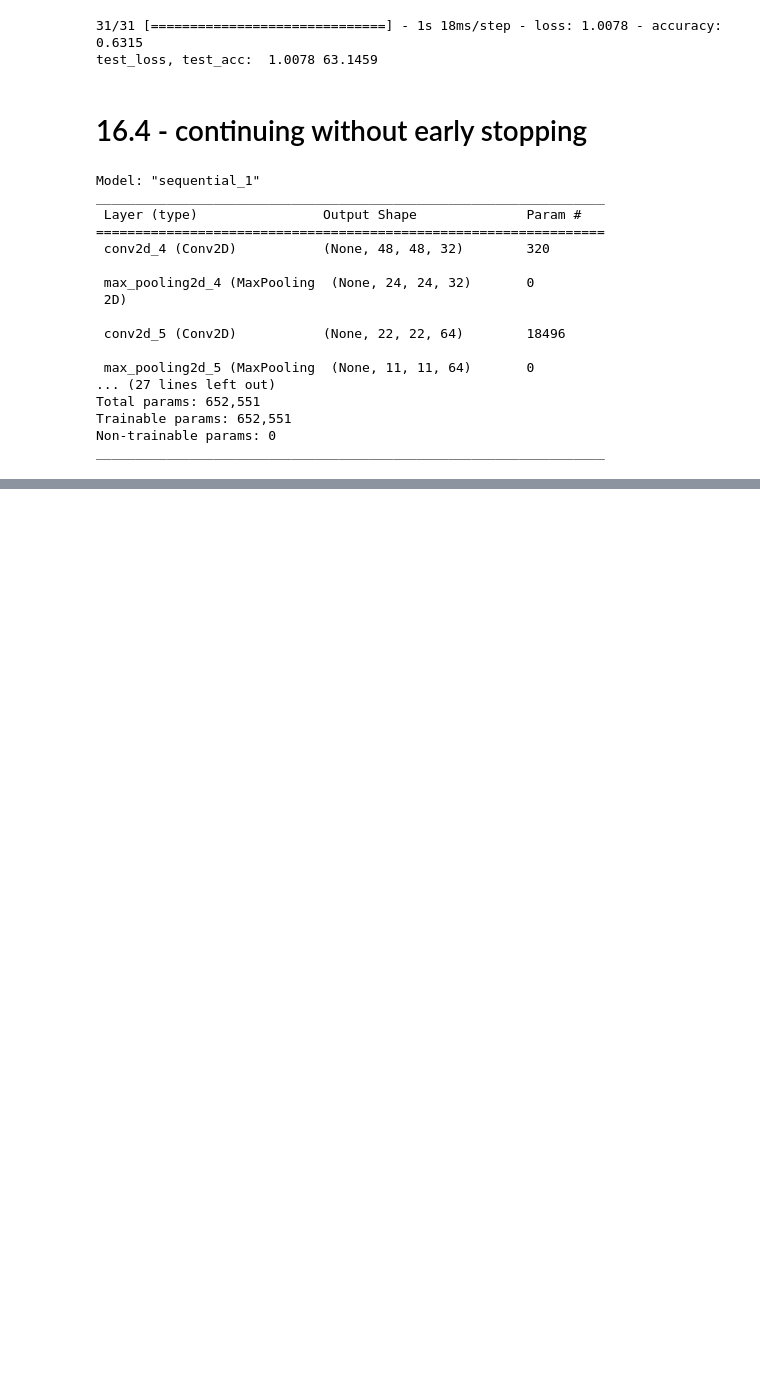
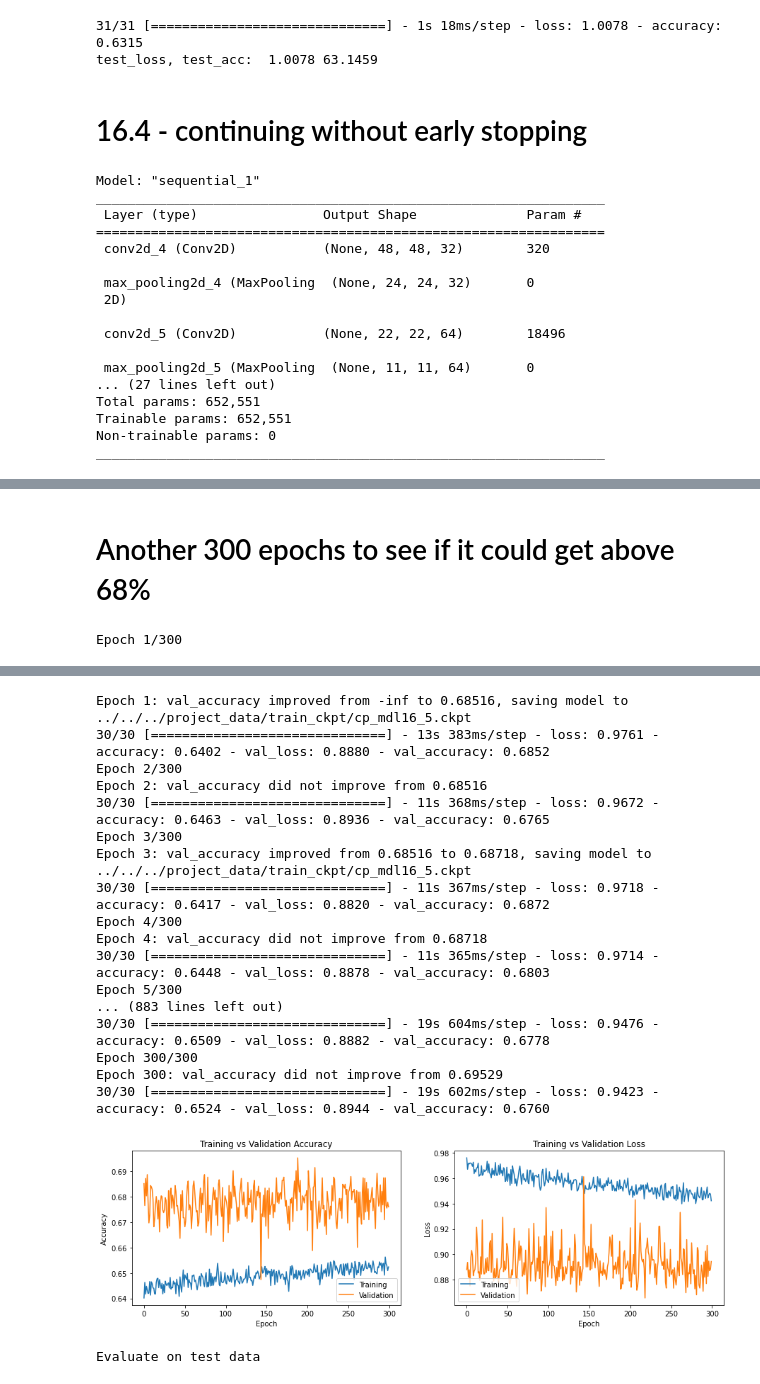
Before and after one commit to chikakoto/facial-expression-recognition, a Jupyter notebook: notebooks/ivan/7.7_TensorFlow_training_of_the_best_model.ipynb, the cells around one changed output, grey strips where cells are left out. Drawn from its saved outputs; the diff is of its cells as text; code cells hidden in the pictures; blank space fills up the shorter version.

Commit message:
added best trained model (mdl16_4) code 67.6% test accuracy

```diff
--- a/notebooks/ivan/7.7_TensorFlow_training_of_the_best_model.ipynb
+++ b/notebooks/ivan/7.7_TensorFlow_training_of_the_best_model.ipynb
@@ -492,0 +500,2 @@ Epoch 165/1000
+# %% [markdown]
+# Another 300 epochs to see if it could get above 68%
@@ -492,0 +534,21 @@ Epoch 165/1000
+# %%
+# load the model and run a summary
+mdl16_5 = tf.keras.models.load_model('../../../project_data/mdl16_4.h5')
+
+history_mdl16_5 = mdl16_5.fit(
+      train_gen,
+      validation_data = valid_gen,
+      epochs = 300,
+      steps_per_epoch=len(X_train)/train_batch,
+      validation_steps=len(X_valid)/valid_batch,
+      verbose=1,
+      callbacks=[callbacks])
+
+plot_model_accuracy(history_mdl16_5)
+
+# Evaluate the model on the test data using `evaluate`
+print("Evaluate on test data")
+test_loss, test_acc = mdl16_5.evaluate(X_test, y_test, batch_size=128)
+print('test_loss, test_acc: ',np.round(test_loss,4), np.round(test_acc*100.0,4))
+# %% [output]
+Epoch 1/300
@@ -492,0 +557,19 @@ Epoch 165/1000
+Epoch 1: val_accuracy improved from -inf to 0.68516, saving model to ../../../project_data/train_ckpt/cp_mdl16_5.ckpt
+30/30 [==============================] - 13s 383ms/step - loss: 0.9761 - accuracy: 0.6402 - val_loss: 0.8880 - val_accuracy: 0.6852
+Epoch 2/300
+Epoch 2: val_accuracy did not improve from 0.68516
+30/30 [==============================] - 11s 368ms/step - loss: 0.9672 - accuracy: 0.6463 - val_loss: 0.8936 - val_accuracy: 0.6765
+Epoch 3/300
+Epoch 3: val_accuracy improved from 0.68516 to 0.68718, saving model to ../../../project_data/train_ckpt/cp_mdl16_5.ckpt
+30/30 [==============================] - 11s 367ms/step - loss: 0.9718 - accuracy: 0.6417 - val_loss: 0.8820 - val_accuracy: 0.6872
+Epoch 4/300
+Epoch 4: val_accuracy did not improve from 0.68718
+30/30 [==============================] - 11s 365ms/step - loss: 0.9714 - accuracy: 0.6448 - val_loss: 0.8878 - val_accuracy: 0.6803
+Epoch 5/300
+... (883 lines left out)
+30/30 [==============================] - 19s 604ms/step - loss: 0.9476 - accuracy: 0.6509 - val_loss: 0.8882 - val_accuracy: 0.6778
+Epoch 300/300
+Epoch 300: val_accuracy did not improve from 0.69529
+30/30 [==============================] - 19s 602ms/step - loss: 0.9423 - accuracy: 0.6524 - val_loss: 0.8944 - val_accuracy: 0.6760
+[figure, added]
+Evaluate on test data
```
Also changed, not shown: parts of 6 cells of this notebook.
